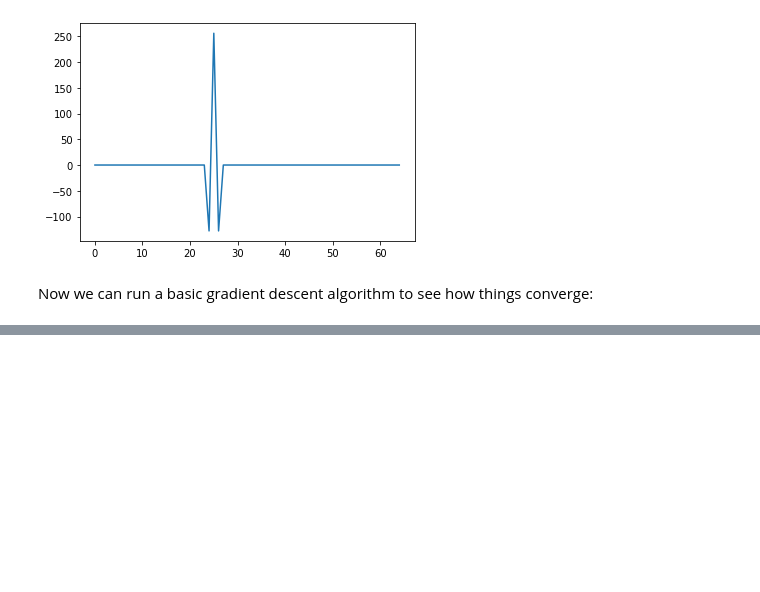
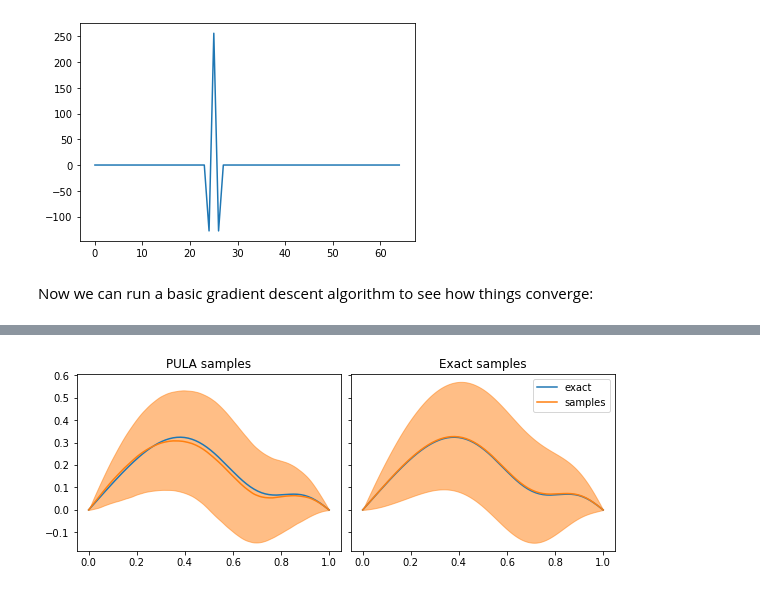
Before and after one commit to connor-duffin/ula-statfem, a Jupyter notebook: docs/methodology-week-workbook.ipynb, the cells around one changed output, grey strips where cells are left out. Drawn from its saved outputs; the diff is of its cells as text; code cells hidden in the pictures; blank space fills up the shorter version.

```diff
--- a/docs/methodology-week-workbook.ipynb
+++ b/docs/methodology-week-workbook.ipynb
@@ -167,0 +165,31 @@ plt.show()
+# %%
+mean_pula = np.mean(pula_samples, axis=1)
+var_pula = np.var(pula_samples, axis=1)
+sd_pula = np.sqrt(var_pula)
+
+mean_exact = np.mean(exact_samples, axis=1)
+var_exact = np.var(exact_samples, axis=1)
+sd_exact = np.sqrt(var_exact)
+
+fig, axs = plt.subplots(1, 2, constrained_layout=True, sharey=True, figsize=(8, 3))
+axs[0].plot(pois.x_dofs, u_exact, label="exact")
+axs[0].plot(pois.x_dofs, mean_pula, label="pULA")
+axs[0].fill_between(pois.x_dofs[:, 0],
+                mean_pula + 1.96 * sd_pula,
+                mean_pula - 1.96 * sd_pula,
+                alpha=0.5,
+                color="tab:orange")
+axs[0].set_title("PULA samples")
+
+axs[1].plot(pois.x_dofs, u_exact, label="exact")
+axs[1].plot(pois.x_dofs, mean_exact, label="samples")
+axs[1].fill_between(pois.x_dofs[:, 0],
+                mean_exact + 1.96 * sd_exact,
+                mean_exact - 1.96 * sd_exact,
+                alpha=0.5,
+                color="tab:orange")
+axs[1].set_title("Exact samples")
+axs[1].legend()
+plt.show()
+# %% [output]
+[figure, added]
```
Also changed, not shown: parts of 19 cells of this notebook.
